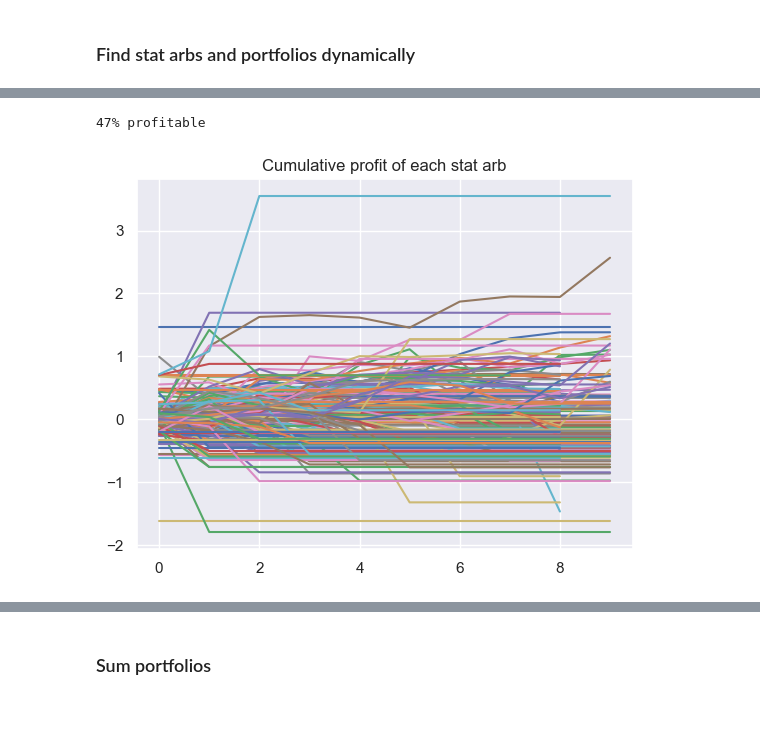
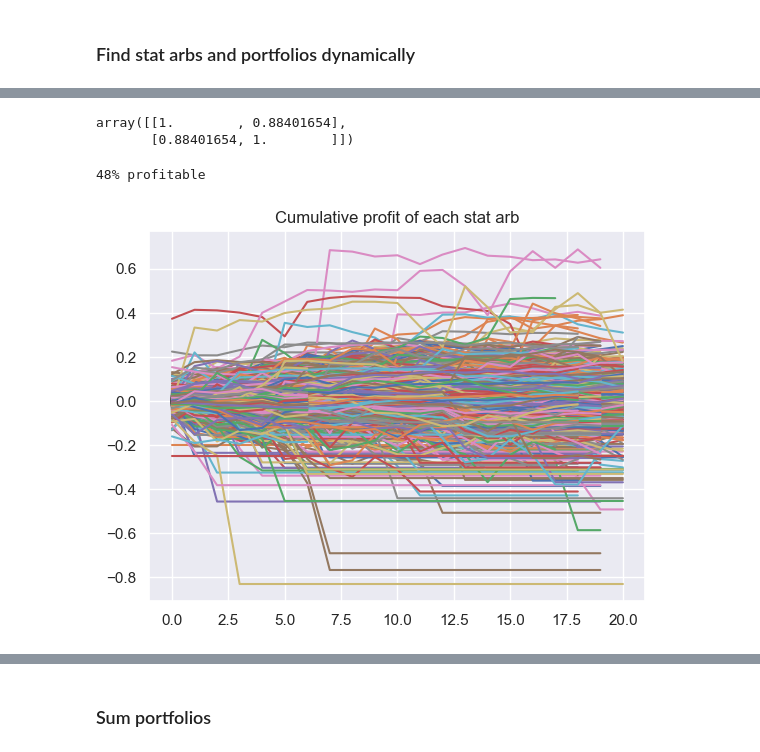
Before and after one commit to cvxgrp/cvx_stat_arb, a Jupyter notebook: notebooks/dynamic_backtest.ipynb, the cells around one changed output, grey strips where cells are left out. Drawn from its saved outputs; the diff is of its cells as text; code cells hidden in the pictures; blank space fills up the shorter version.

```diff
--- a/notebooks/dynamic_backtest.ipynb
+++ b/notebooks/dynamic_backtest.ipynb
@@ -20,10 +21,11 @@ sns.set()
 # %%
 prices = pd.read_csv("../data/prices_500_cleaned.csv", index_col=0, header=0, parse_dates=True)
 prices.columns = prices.columns.astype(int)
-prices = prices.dropna(axis=1, how='any')
+prices = prices.dropna(axis=1, how='any')#.loc[:"1976-01-01"]
+
 
 # Remove Berkshire Hathaway
-prices = prices.drop([540], axis=1)
+# prices = prices.drop([540], axis=1)
 
 # Load sector_to_asset and asset_to_sector from file
 with open('../data/sector_to_asset.pkl', 'rb') as f:
@@ -60,27 +45,31 @@ all_prices_test[0]
 # %%
 ### Batch data
 # Look for new stat arbs every update_freq days
-update_freq=pd.Timedelta(days=14);
-train_len = pd.Timedelta(days=14);
-val_len = pd.Timedelta(days=14);
-test_len = pd.Timedelta(days=14);
+update_freq=pd.Timedelta(days=30);
+train_len = pd.Timedelta(days=90);
+val_len = pd.Timedelta(days=30);
+test_len = pd.Timedelta(days=1000);
 
 t_start = pd.Timestamp("2015-01-01")
-t_end = pd.Timestamp("2021-12-31")
+t_end = pd.Timestamp("2022-12-31")
+# t_start = pd.Timestamp("1970-01-01")
+# t_end = pd.Timestamp("1975-12-31")
 
 all_prices_train = []
 all_prices_val = []
 all_prices_test = []
 # Get data for parallelization
 n_iters = 0
-while t_start < t_end-(train_len+val_len+test_len):
+while t_start < t_end-(train_len):
     n_iters += 1
 
     # Update train, val, test prices
-    prices_train = prices.loc[t_start:t_start+train_len]
-    prices_val = prices.loc[t_start+train_len:t_start+train_len+val_len]
+    prices_train = prices.loc[t_start:t_start+train_len-pd.Timedelta(1)]
+    prices_val = prices.loc[t_start+train_len:t_start+train_len+val_len-\
+        pd.Timedelta(1)]
     prices_test = prices.loc[t_start+train_len+val_len:\
-        t_start+train_len+val_len+test_len]
+        t_start+train_len+val_len+test_len-pd.Timedelta(1)]
+
     all_prices_train.append(prices_train)
     all_prices_val.append(prices_val)
     all_prices_test.append(prices_test)
@@ -93,12 +82,12 @@ from cvx.stat_arb.ccp import *
 
 np.random.seed(1)
 
-K=500;
-P_max = 10;
+K=10;
+P_max = 15;
 spread_max = 1;
-M=10;
+M=100;
 solver="ECOS"
-seed = 1
+seed = 0
 
 # prices,
 #     K=1,
@@ -326,18 +534,23 @@ plt.hist(all_total_profits, bins=50);
+# %%
+np.corrcoef(prof_test, prof_val)
+# %% [output]
+array([[1.        , 0.88401654],
+       [0.88401654, 1.        ]])
 # %%
 n_profitable = 0
-avg_profits = np.zeros(10)
+avg_profits = np.zeros(180)
 for profit in all_stat_arb_daily_profits:
     plt.plot(profit.cumsum().values)
     if profit.sum() > 0:
         n_profitable += 1
     avg_profits[:len(profit)] += profit
 avg_profits /= len(all_stat_arb_daily_profits)
 avg_profits[0] = 0
 plt.title("Cumulative profit of each stat arb");
 print(f"{n_profitable/len(all_stat_arb_daily_profits):.0%} profitable")
 # %% [output]
-47% profitable
+48% profitable
-[figure, old version]
+[figure, new version]
 # %%
 plt.plot(np.cumsum(avg_profits));
 plt.title("Average cumulative profit of all stat arbs");
```
Also changed, not shown: parts of 49 cells of this notebook, 8 other files.
